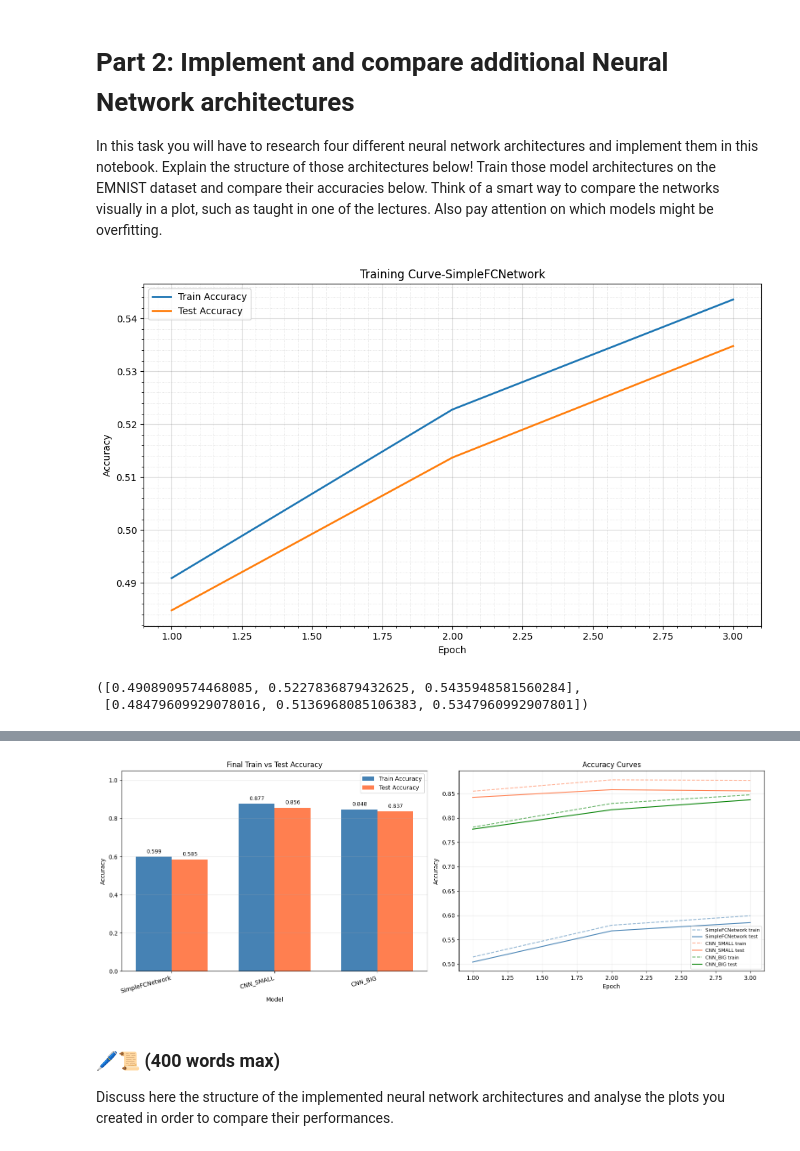
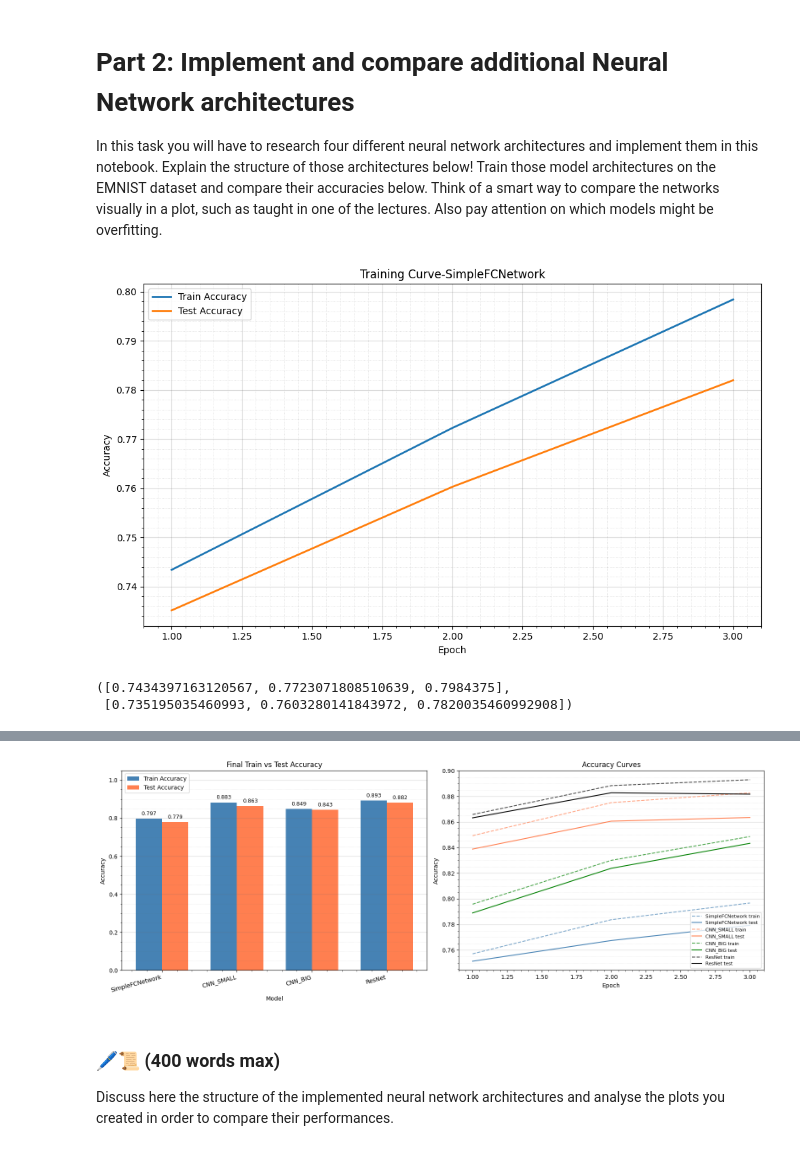
Before and after one commit to lluisvalerodelai/neuralcomputing, a Jupyter notebook: assignment.ipynb, the cells around one changed output, grey strips where cells are left out. Cells and saved outputs as stored; diff of their text form; code cells hidden in the pictures.

Commit message:
BasicBlock & ResNet architectures, Softmax removal from first pass (to ensure SimpleFCNetwork works well), minor plot fixes, randomization everywhere

```diff
--- a/assignment.ipynb
+++ b/assignment.ipynb
@@ -224,13 +231,16 @@ def evaluate(model, loader, with_print=False) -> None:
             print('')
         for idx, (images, labels) in enumerate(loader):
 
+            images = images.to(device)
+            labels = labels.to(device)
+
             if with_print:
                 print(f'\rEvaluation on epoch: {idx}/{len(loader)}', end='', flush=True)
 
             outputs = model.forward(images) # 10x47 (score for each label)
             predicted_labels = torch.argmax(outputs, dim=1) # 10 number label prediction
+            correct += (predicted_labels == labels).sum().item()
 
-            correct += (predicted_labels == labels).sum().item()
     if with_print:
         print('')
 
@@ -255,15 +265,21 @@ def train_one_epoch(model, train_loader, optimizer, loss_fn, with_print=False):
             sum of losses from each individual batch.
     """
 
+    # inform torch that we're training
+    model.train()
+
     cumulative_loss = 0.0
 
     # for each batch
     for idx, (images, labels) in enumerate(train_loader):
 
+        # Enables CUDA if available
+        images = images.to(device)
+        labels = labels.to(device)
         optimizer.zero_grad()
 
         # pass batch through network
-        outputs = model.forward(images)
+        outputs = model(images)
 
         # get loss
         loss = loss_fn(outputs, labels)
@@ -415,10 +431,10 @@ load_checkpoint = False
 if load_checkpoint:
     checkpoint = torch.load('saved_model_checkpoints/feedforward-model.pth')
     arch = checkpoint['architecture']
-    model = SimpleFCNetwork(arch['input_size'], arch['hidden_size'], arch['num_classes'])
+    model = SimpleFCNetwork(arch['input_size'], arch['hidden_size'], arch['num_classes']).to(device)
     model.load_state_dict(checkpoint['model_state_dict'])
 else:
-    model = SimpleFCNetwork(28*28, 64, len(label_names))
+    model = SimpleFCNetwork(28*28, 64, len(label_names)).to(device)
 
 optimizer = optim.SGD(model.parameters(), lr=0.01)
 loss = nn.CrossEntropyLoss()
@@ -665,9 +773,9 @@ def full_training_loop_and_store_accuracies(ModelType, train_loader, test_loader
 
     num_classes = len(label_names)
     if ModelType == SimpleFCNetwork:
-        model = ModelType(input_size=28*28,hidden_size=64, num_classes=num_classes)
+        model = ModelType(input_size=28*28,hidden_size=64, num_classes=num_classes).to(device)
     else:
-        model = ModelType(num_classes=num_classes)
+        model = ModelType(num_classes=num_classes).to(device)
     optimizer = optim.Adam(model.parameters(), lr=0.001)
     loss_fn = nn.CrossEntropyLoss()
 
@@ -718,9 +826,9 @@ def load_accuracies_and_create_plots(model_name, accuracies=None, path='saved_ac
 
 load_accuracies_and_create_plots('SimpleFCNetwork')
 # %% [output]
-[figure, old version]
+[figure, new version]
-([0.4908909574468085, 0.5227836879432625, 0.5435948581560284],
- [0.48479609929078016, 0.5136968085106383, 0.5347960992907801])
+([0.7434397163120567, 0.7723071808510639, 0.7984375],
+ [0.735195035460993, 0.7603280141843972, 0.7820035460992908])
 # %%
 def comparison_plot(accuracies):
     """
@@ -757,30 +865,38 @@ def comparison_plot(accuracies):
     ax.set_xticklabels(model_names, rotation=15, ha='right')
     ax.set_ylim(0, 1.05)
     ax.legend()
-    ax.grid(True, axis='y', alpha=0.3)
+    ax.minorticks_on()
+    ax.grid(True, which='major', axis='y', color='#737373', linestyle='-', linewidth=0.8, alpha=0.25)
+    ax.grid(True, which='minor', axis='y', color='#737373', linestyle=':', linewidth=0.6, alpha=0.25)
 
     # second plot to show accuracy curves per epoch
     # basically the previous function
     ax = axes[1]
-    colors = ['steelblue','coral', 'green']
+
+    colors = ['steelblue','coral', 'green', 'black']
     for i, entry in enumerate(accuracies):
         epochs = range(1, len(entry['train']) + 1)
-        ax.plot(epochs, entry['train'], linestyle='--', color=colors[i], alpha=0.6, label=f"{entry['model_name']} train")
+        ax.plot(epochs, entry['train'], linestyle='--', color=colors[i], alpha=0.7, label=f"{entry['model_name']} train")
         ax.plot(epochs, entry['test'], linestyle='-', color=colors[i], label=f"{entry['model_name']} test")
     ax.set_xlabel('Epoch')
     ax.set_ylabel('Accuracy')
     ax.set_title('Accuracy Curves')
     ax.legend(fontsize=8)
-    ax.grid(True, alpha=0.3)
+    ax.minorticks_on()
+    ax.grid(True, which='major', axis='y', color='#737373', linestyle='-', linewidth=0.8, alpha=0.25)
+    ax.grid(True, which='minor', axis='y', color='#737373', linestyle=':', linewidth=0.6, alpha=0.25)
 
     plt.tight_layout()
     plt.show()
 
-#THIS SHIT RUNS FOREVER - CUDAlets btfo :^)
+#THIS SHIT RUNS FOREVER
 all_accuracies = []
-for ModelType in [SimpleFCNetwork, CNN_SMALL, CNN_BIG]:
+# storing the models for visualization & debugging (so we don't have to re-run training everytime)
+trained_models = {}
+for ModelType in [SimpleFCNetwork, CNN_SMALL, CNN_BIG, ResNet]:
     print(f"\n{'='*40}\nTraining {ModelType.__name__}\n{'='*40}")
     model, train_accs, test_accs = full_training_loop_and_store_accuracies(ModelType, train_loader, test_loader, num_epochs=3)
+    trained_models[ModelType.__name__] = model
     all_accuracies.append({
         'model_name': ModelType.__name__,
         'train': train_accs,
@@ -809,4 +925,4 @@ Train acc: 0.847584219858156 | Test acc: 0.8372783687943263
-[figure, old version]
+[figure, new version]
 # %% [markdown]
 ### 🖊️📜 (400 words max)
 
```
Also changed, not shown: parts of 7 cells of this notebook.
